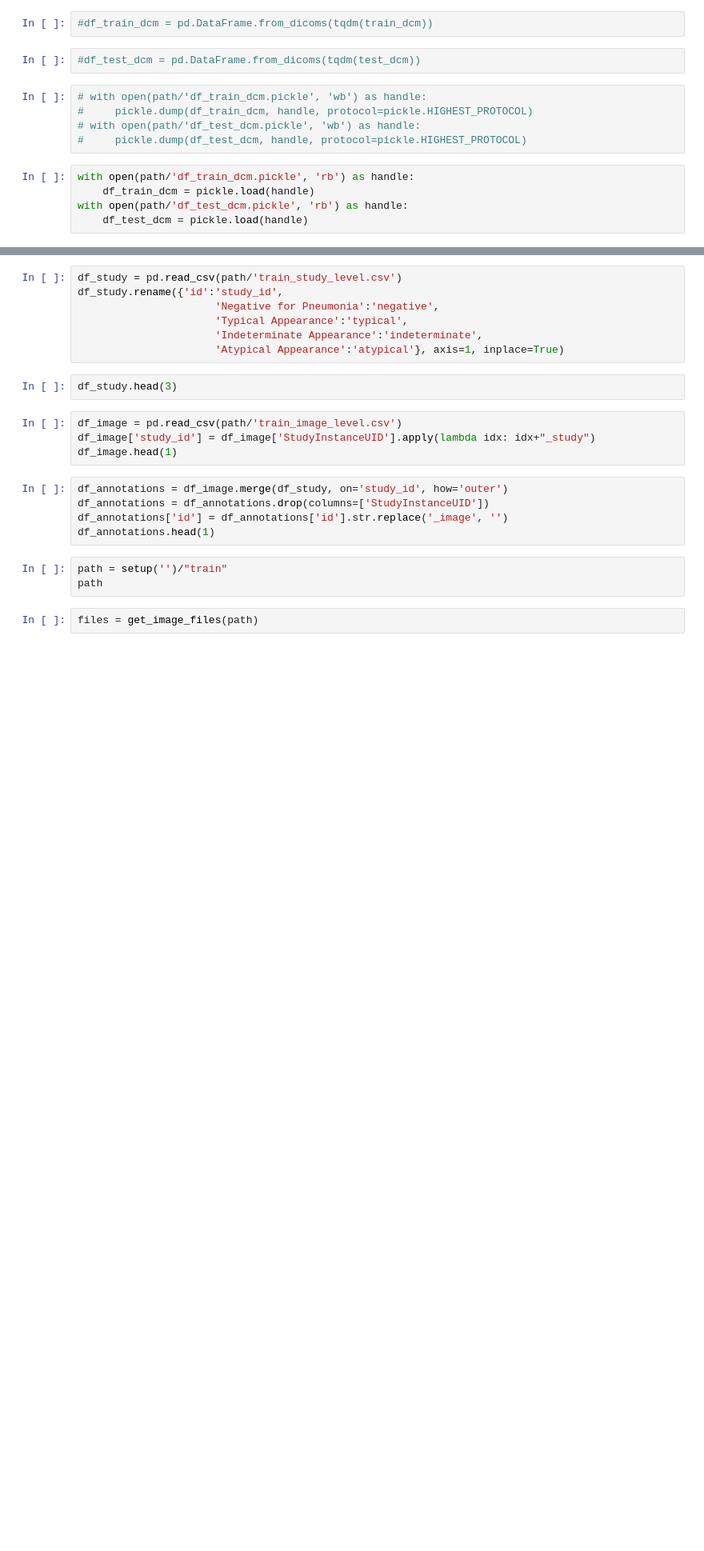
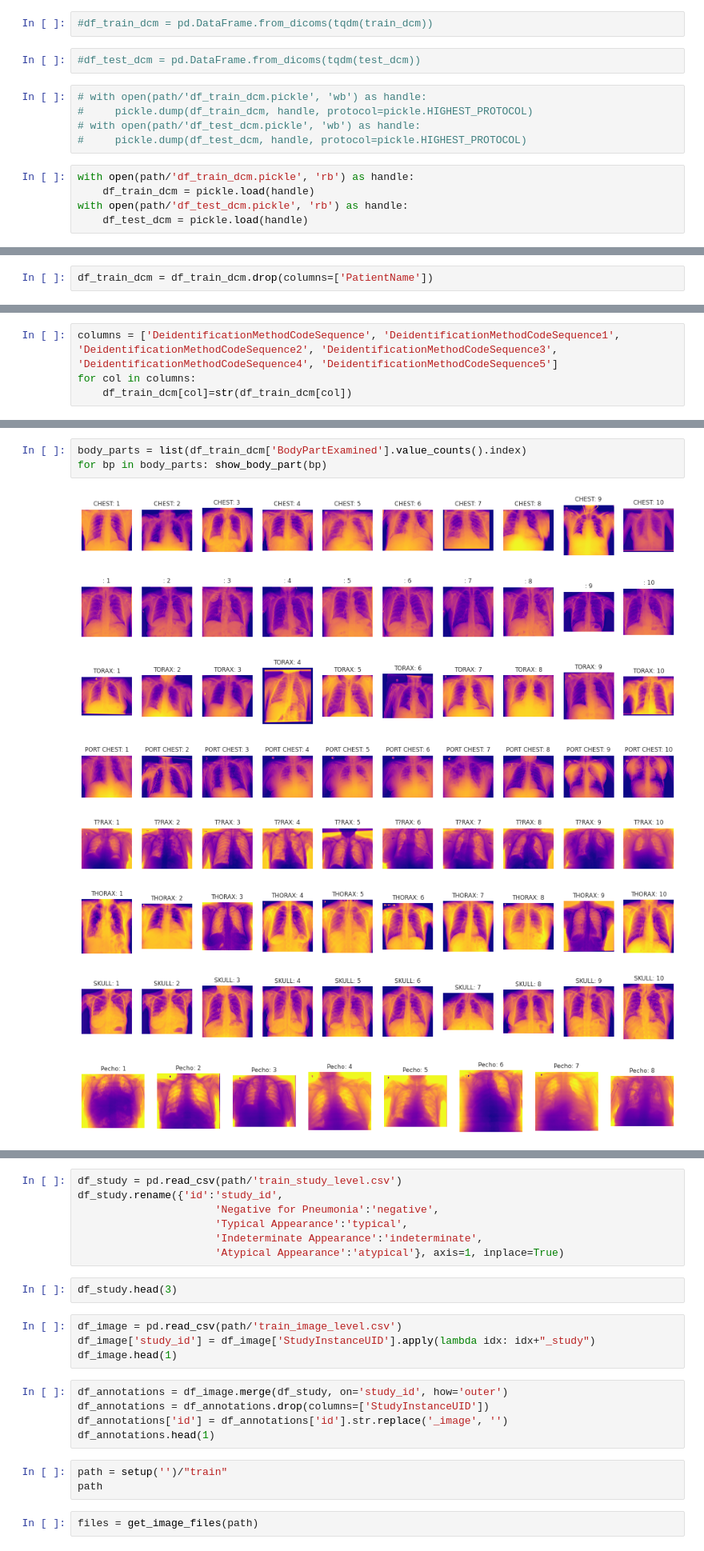
Before and after one commit to fredguth/nbdev_wandb_kaggle, a Jupyter notebook: nbs/01_eda.ipynb, the cells around one changed output, grey strips where cells are left out. Shown at 80% size. Saved outputs shown, nothing was run; the diff lists cells and outputs as text; blank space fills up the shorter version.

```diff
--- a/nbs/01_eda.ipynb
+++ b/nbs/01_eda.ipynb
@@ -85 +92,3 @@ Run data is saved locally in /home/fred/covid19/nbs/wandb/run-20210706_222725-1m
+# %%
+df_train_dcm = df_train_dcm.drop(columns=['PatientName'])
 # %%
@@ -86,0 +114,4 @@ df_train_dcm.head(3).T
+# %%
+columns = ['DeidentificationMethodCodeSequence', 'DeidentificationMethodCodeSequence1', 'DeidentificationMethodCodeSequence2', 'DeidentificationMethodCodeSequence3', 'DeidentificationMethodCodeSequence4', 'DeidentificationMethodCodeSequence5']
+for col in columns:
+    df_train_dcm[col]=str(df_train_dcm[col])
@@ -86,0 +133,12 @@ df_train_dcm.head(3).T
+# %%
+body_parts = list(df_train_dcm['BodyPartExamined'].value_counts().index)
+for bp in body_parts: show_body_part(bp)
+# %% [output]
+[figure, added]
+[figure, added]
+[figure, added]
+[figure, added]
+[figure, added]
+[figure, added]
+[figure, added]
+[figure, added]
```
Also changed, not shown: parts of 20 cells of this notebook.
